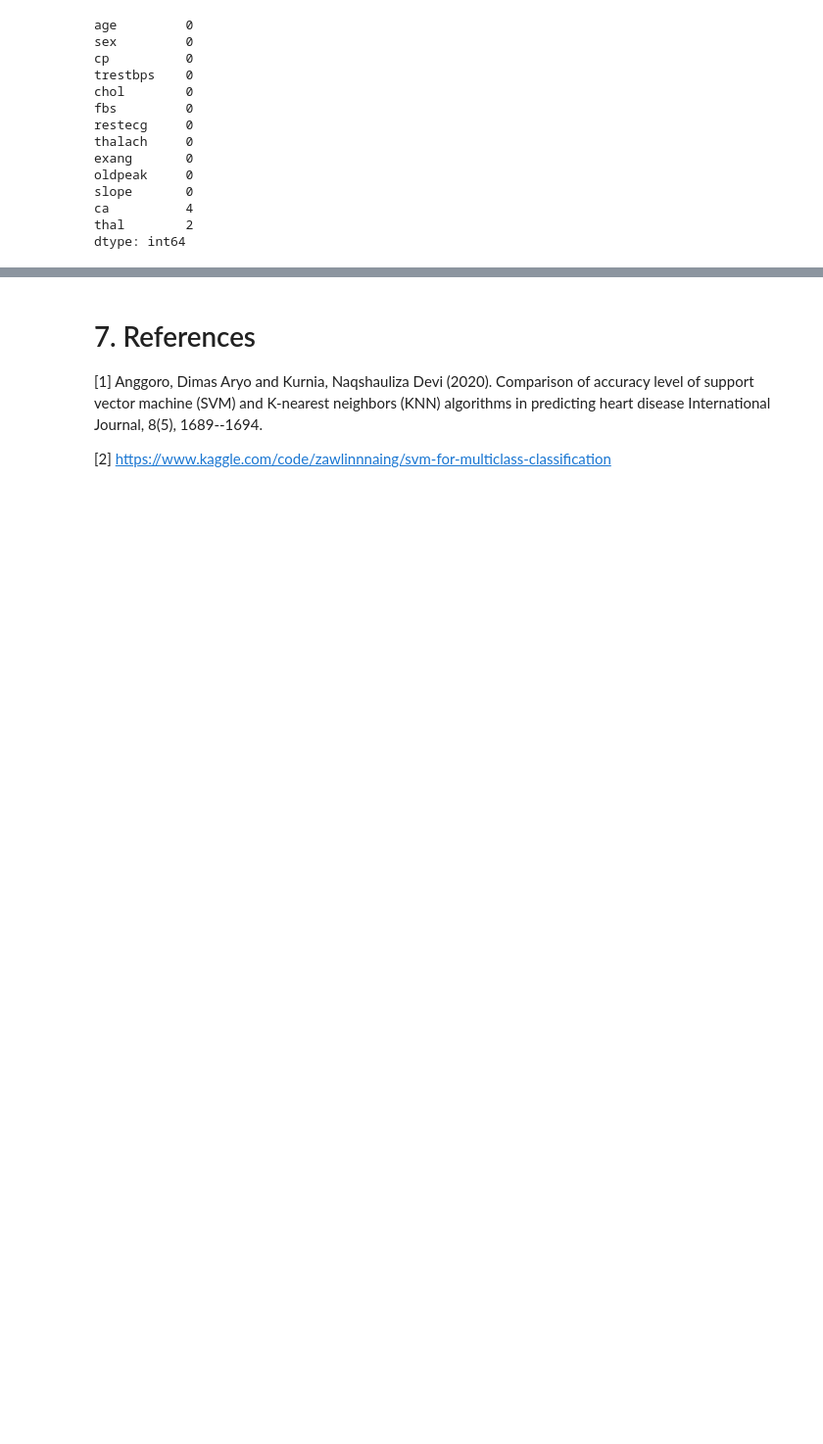
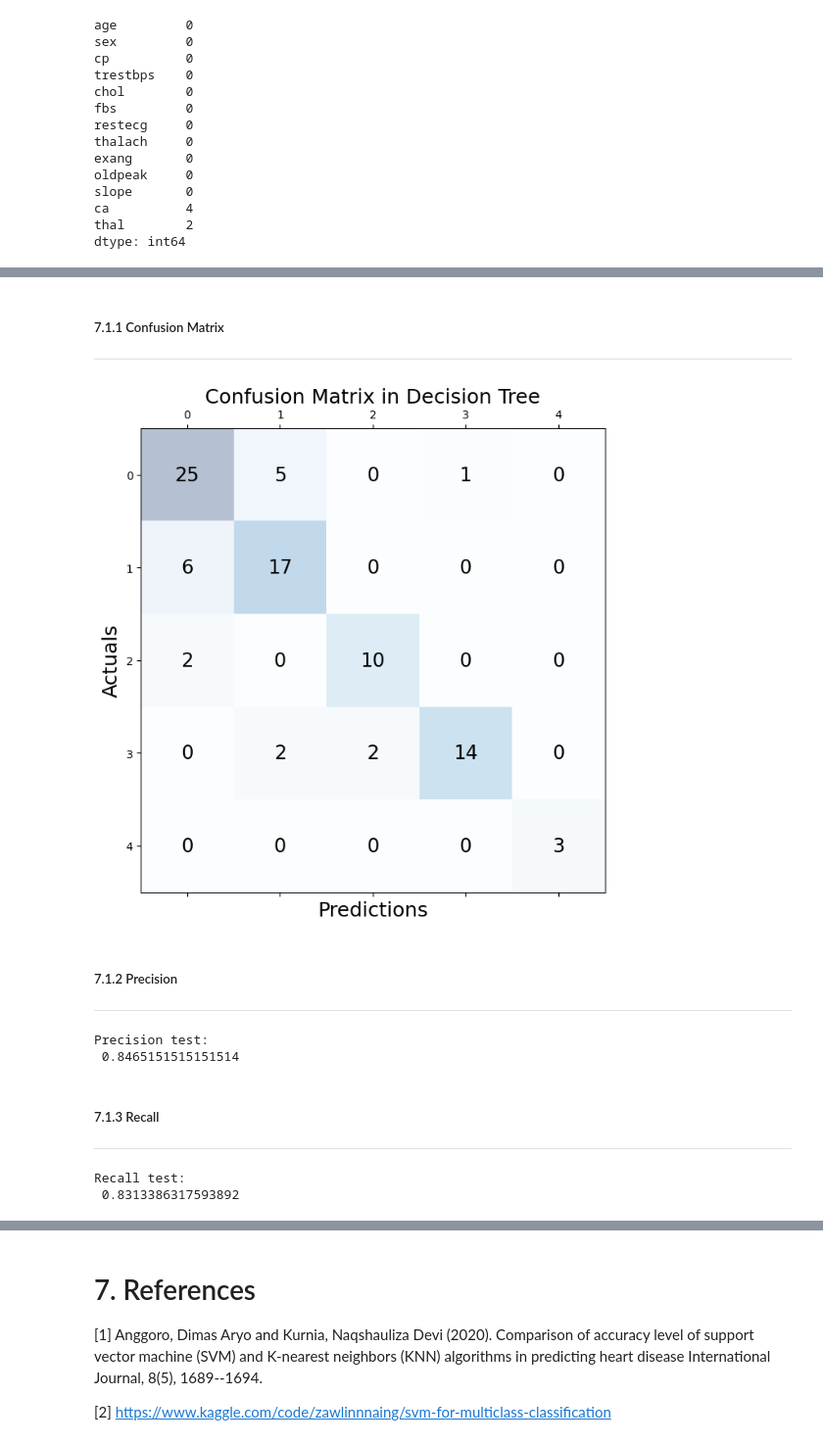
Before and after one commit to mishasilva01/FAA_project1, a Jupyter notebook: project1_notebook.ipynb, the cells around one changed output, grey strips where cells are left out. Shown at 98% size. Cells and saved outputs as stored; diff of their text form; code cells hidden in the pictures; blank space fills up the shorter version.

```diff
--- a/project1_notebook.ipynb
+++ b/project1_notebook.ipynb
@@ -1362,0 +507,22 @@ Text(0.5, 0, 'age')
+# %%
+Model_evaluation = {"Decision_Tree": {"Parameters": [], "Oversampling": [], "Feature Selection": [], "Accuracy": [], "Precision": [], "Recall": [], "Confusion Matrix" : [], 'Features': []}
+                    , "SVM": {"Parameters": [], "Oversampling": [], "Feature Selection": [], "Accuracy": [], "Precision": [], "Recall": [], "Confusion Matrix" : [], 'Features': []}
+                    , "KNN": {"Parameters": [], "Oversampling": [], "Feature Selection": [], "Accuracy": [], "Precision": [], "Recall": [], "Confusion Matrix" : [], 'Features': []}}
+a = []
+list_parameters = list(product(['smote', 'doubling', "class weights"]
+                               , ['Decision_Tree', 'KNN', 'SVM']
+                               , ['correlation', 'info_gain', 'feat_comb', 'All']
+                               ))
+# %%
+for par in list_parameters:
+
+    Model_evaluation = Function(df_filtered, Model_evaluation, oversampling_method=par[0], estimator=par[1], feature_selection=par[2], grid_search_name=par[1])
+# %%
+SVM_evaluation = pd.DataFrame(Model_evaluation["SVM"])
+SVM_evaluation = SVM_evaluation.sort_values(by=['Accuracy', 'Precision', 'Recall'], ascending = False)
+
+Decision_Tree_evaluation = pd.DataFrame(Model_evaluation["Decision_Tree"])
+Decision_Tree_evaluation = Decision_Tree_evaluation.sort_values(by=['Accuracy', 'Precision', 'Recall'], ascending = False)
+
+KNN_evaluation = pd.DataFrame(Model_evaluation["KNN"])
+KNN_evaluation = KNN_evaluation.sort_values(by=['Accuracy', 'Precision', 'Recall'], ascending = False)
@@ -1362,0 +537,10 @@ Text(0.5, 0, 'age')
+# %%
+best_option_Decision_Tree = Decision_Tree_evaluation.iloc[0]
+
+print("Best Prameters:\n", best_option_Decision_Tree['Parameters'])
+
+print("Oversampling Method applied:\n", best_option_Decision_Tree['Oversampling'])
+
+print("Feature Selection Method applied:\n", best_option_Decision_Tree['Feature Selection'])
+
+print("Feature Selected:\n", best_option_Decision_Tree['Features'])
@@ -1362,0 +556,37 @@ Text(0.5, 0, 'age')
+# %% [markdown]
+##### 7.1.1 Confusion Matrix
+
+________________
+# %%
+fig, ax = plt.subplots(figsize=(7.5, 7.5))
+ax.matshow(best_option_Decision_Tree['Confusion Matrix'], cmap=plt.cm.Blues, alpha=0.3)
+for i in range(best_option_Decision_Tree['Confusion Matrix'].shape[0]):
+
+    for j in range(best_option_Decision_Tree['Confusion Matrix'].shape[1]):
+
+        ax.text(x=j, y=i,s=best_option_Decision_Tree['Confusion Matrix'][i, j], va='center', ha='center', size='xx-large')
+
+plt.xlabel('Predictions', fontsize=18)
+plt.ylabel('Actuals', fontsize=18)
+plt.title('Confusion Matrix in Decision Tree', fontsize=18)
+plt.show()
+# %% [output]
+[figure, added]
+# %% [markdown]
+##### 7.1.2 Precision
+
+________________
+# %%
+print("Precision test:\n", best_option_Decision_Tree['Precision'])
+# %% [output]
+Precision test:
+ 0.8465151515151514
+# %% [markdown]
+##### 7.1.3 Recall
+
+________________
+# %%
+print("Recall test:\n", best_option_Decision_Tree['Recall'])
+# %% [output]
+Recall test:
+ 0.8313386317593892
```
Also changed, not shown: parts of 137 cells of this notebook.
